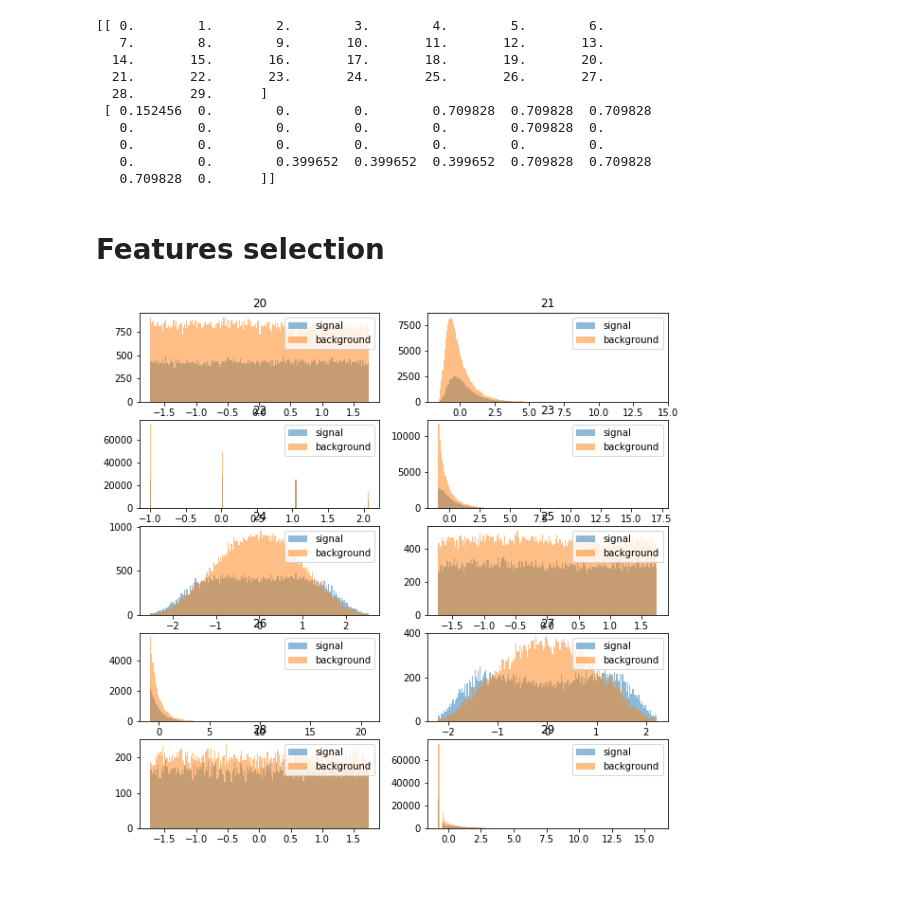
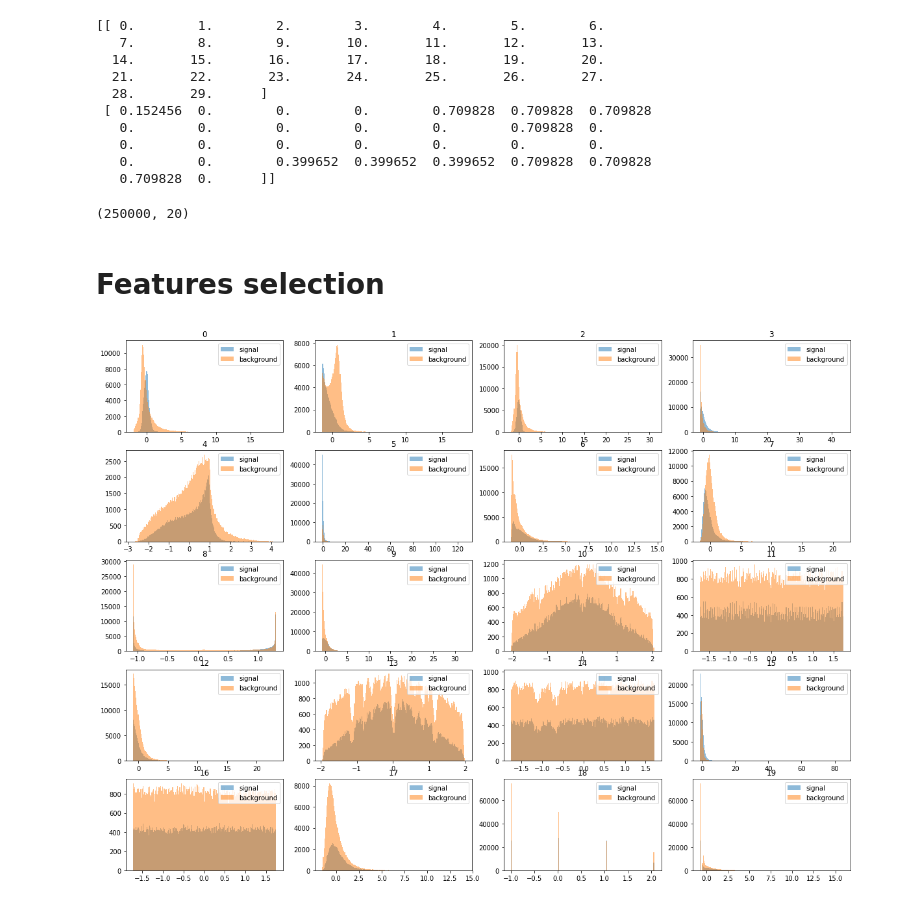
Before and after one commit to huguesvinzant/MachineLearning, a Jupyter notebook: project1/scripts/Data_exploration.ipynb, the cells around one changed output. Saved outputs shown, nothing was run; the diff lists cells and outputs as text; code cells hidden in the pictures.

```diff
--- a/project1/scripts/Data_exploration.ipynb
+++ b/project1/scripts/Data_exploration.ipynb
@@ -30,7 +29,7 @@ prop_nan = np.zeros((2,30))
 for i in range(n_features):
     n_nan = 0
     for j in range(n_samples):
-        if np.isnan(std_features[j,i]):
+        if np.isnan(features[j,i]):
             n_nan += 1
     prop_nan[0,i] = i
     prop_nan[1,i] = n_nan/n_samples
@@ -47,21 +46,29 @@ print(prop_nan)
    0.        0.        0.        0.        0.        0.        0.
    0.        0.        0.399652  0.399652  0.399652  0.709828  0.709828
    0.709828  0.      ]]
+# %%
+clean_data = np.delete(features, np.s_[4,5,6,12,23,24,25,26,27,28], axis=1)
+
+print(np.shape(clean_data))
+
+std_features = standardize(clean_data)
+# %% [output]
+(250000, 20)
 # %% [markdown]
 Features selection
 ===
 # %%
-plt.figure(figsize=(10,10))
+plt.figure(figsize=(20,15))
 
 pics = 200
 
-for i in range(10):
-    plt.subplot(5,2,i+1)
-    plt.hist(std_features[labels == 1,20+i][~np.isnan(features[labels == 1,20+i])], pics, alpha=0.5, label='signal')
-    plt.hist(std_features[labels == -1,20+i][~np.isnan(features[labels == -1,20+i])], pics, alpha=0.5, label='background')
+for i in range(20):
+    plt.subplot(5,4,i+1)
+    plt.hist(std_features[labels == 1,i][~np.isnan(std_features[labels == 1,i])], pics, alpha=0.5, label='signal')
+    plt.hist(std_features[labels == -1,i][~np.isnan(std_features[labels == -1,i])], pics, alpha=0.5, label='background')
     plt.legend(loc='upper right')
-    plt.title(20+i)
+    plt.title(i)
 
 plt.show()
 # %% [output]
-[figure, old version]
+[figure, new version]
```
Also changed, not shown: parts of 2 cells of this notebook.
